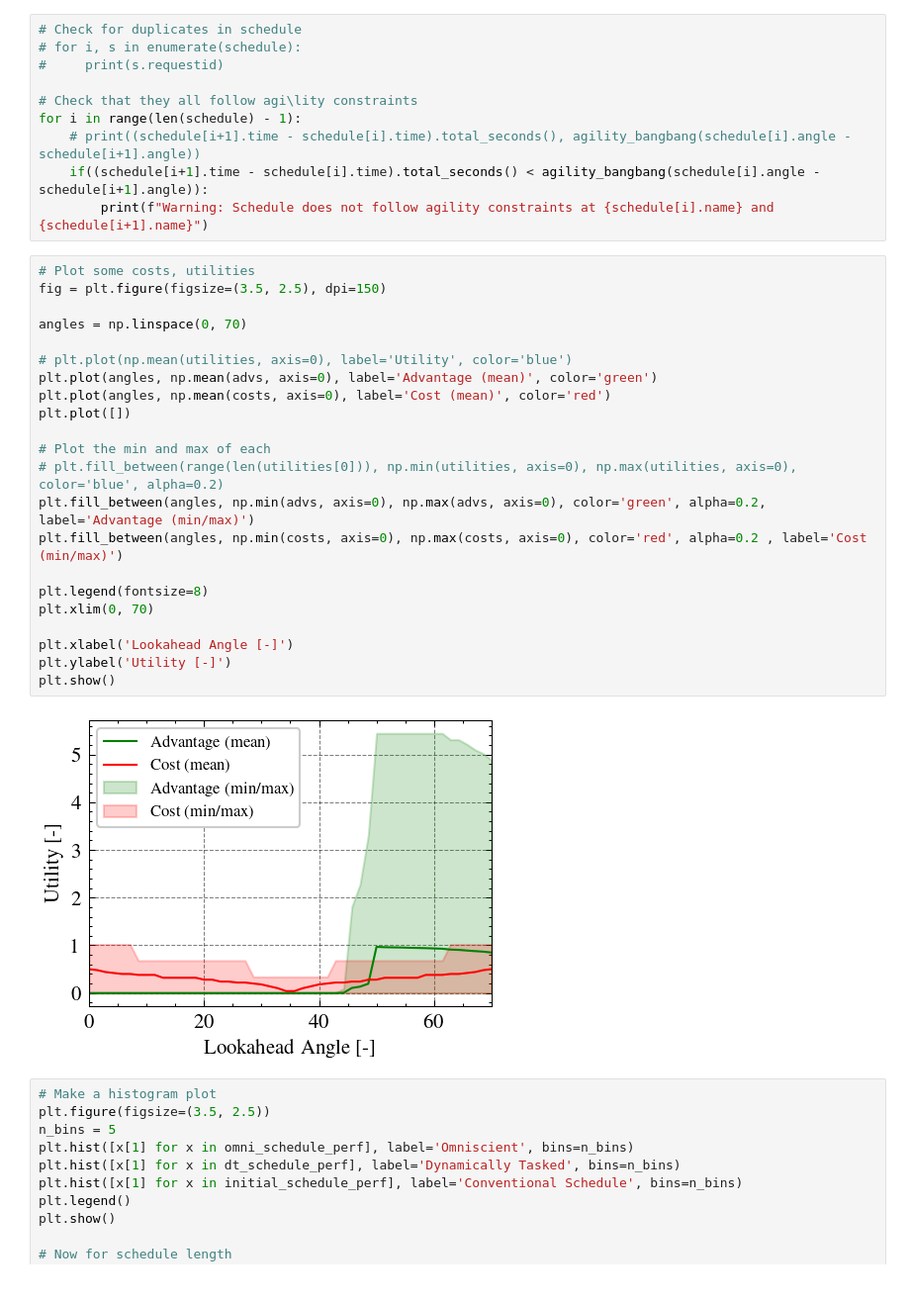
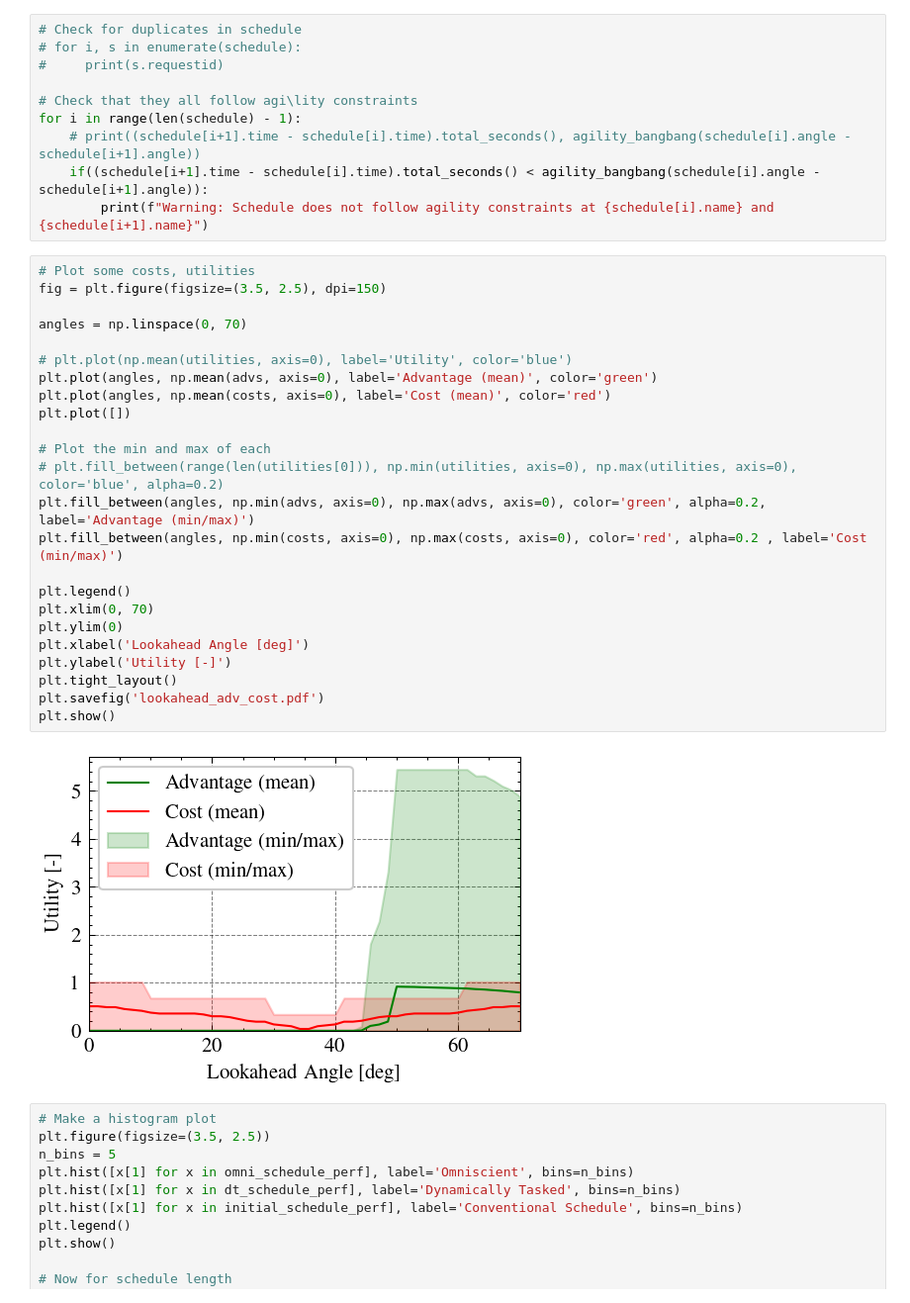
Before and after one commit to Shreeyam/phd_code, a Jupyter notebook: notebooks/lookahead_discounting_claude_test.ipynb, the cells around one changed output. Shown at 99% size. Cells and saved outputs as stored; diff of their text form.

```diff
--- a/notebooks/lookahead_discounting_claude_test.ipynb
+++ b/notebooks/lookahead_discounting_claude_test.ipynb
@@ -363,27 +363,29 @@ for i in range(len(schedule) - 1):
 # %%
 # Plot some costs, utilities
 fig = plt.figure(figsize=(3.5, 2.5), dpi=150)
 
 angles = np.linspace(0, 70)
 
 # plt.plot(np.mean(utilities, axis=0), label='Utility', color='blue')
 plt.plot(angles, np.mean(advs, axis=0), label='Advantage (mean)', color='green')
 plt.plot(angles, np.mean(costs, axis=0), label='Cost (mean)', color='red')
 plt.plot([])
 
 # Plot the min and max of each
 # plt.fill_between(range(len(utilities[0])), np.min(utilities, axis=0), np.max(utilities, axis=0), color='blue', alpha=0.2)
 plt.fill_between(angles, np.min(advs, axis=0), np.max(advs, axis=0), color='green', alpha=0.2, label='Advantage (min/max)')
 plt.fill_between(angles, np.min(costs, axis=0), np.max(costs, axis=0), color='red', alpha=0.2 , label='Cost (min/max)')
 
-plt.legend(fontsize=8)
+plt.legend()
 plt.xlim(0, 70)
-
-plt.xlabel('Lookahead Angle [-]')
+plt.ylim(0)
+plt.xlabel('Lookahead Angle [deg]')
 plt.ylabel('Utility [-]')
+plt.tight_layout()
+plt.savefig('lookahead_adv_cost.pdf')
 plt.show()
 # %% [output]
-[figure, old version]
+[figure, new version]
 # %%
 # Make a histogram plot
 plt.figure(figsize=(3.5, 2.5))
```
Also changed, not shown: parts of 8 cells of this notebook, 2 other files.
